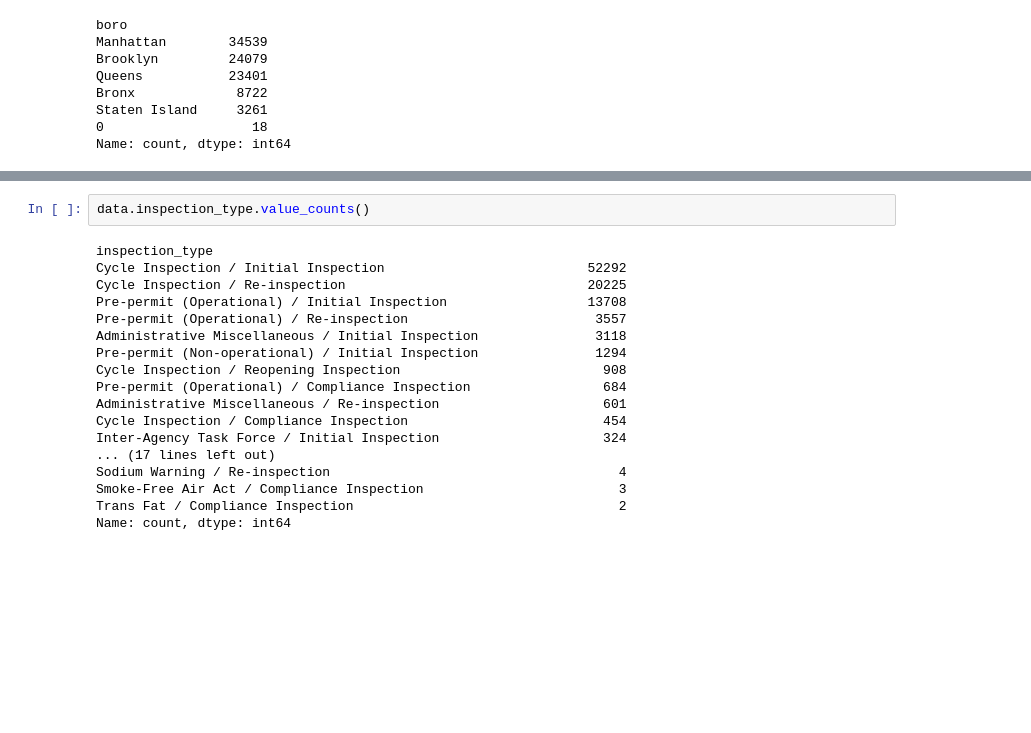
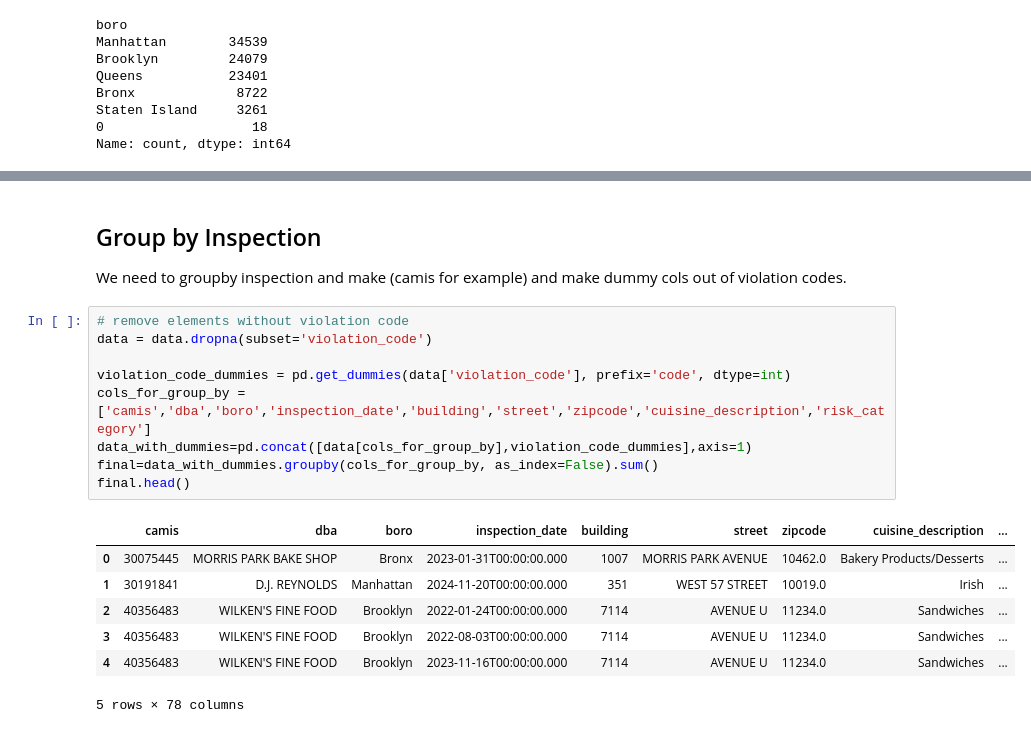
Before and after one commit to ruifurtado/nyc-restaurant-Inspection, a Jupyter notebook: nyc-inspection.ipynb, the cells around one changed output, grey strips where cells are left out. Cells and saved outputs as stored; diff of their text form; blank space fills up the shorter version.

```diff
--- a/nyc-inspection.ipynb
+++ b/nyc-inspection.ipynb
@@ -330,20 +259,21 @@ KeyboardInterrupt:
+# %% [markdown]
+## Group by Inspection
+
+We need to groupby inspection and make (camis for example) and make dummy cols out of violation codes.
 # %%
-data.inspection_type.value_counts()
+# remove elements without violation code
+data = data.dropna(subset='violation_code')
+
+violation_code_dummies = pd.get_dummies(data['violation_code'], prefix='code', dtype=int)
+cols_for_group_by = ['camis','dba','boro','inspection_date','building','street','zipcode','cuisine_description','risk_category']
+data_with_dummies=pd.concat([data[cols_for_group_by],violation_code_dummies],axis=1)
+final=data_with_dummies.groupby(cols_for_group_by, as_index=False).sum()
+final.head()
 # %% [output]
+|  | camis | dba | boro | inspection_date | building | street | zipcode | cuisine_description | ... |
+| 0 | 30075445 | MORRIS PARK BAKE SHOP | Bronx | 2023-01-31T00:00:00.000 | 1007 | MORRIS PARK AVENUE | 10462.0 | Bakery Products/Desserts | ... |
+| 1 | 30191841 | D.J. REYNOLDS | Manhattan | 2024-11-20T00:00:00.000 | 351 | WEST 57 STREET | 10019.0 | Irish | ... |
+| 2 | 40356483 | WILKEN'S FINE FOOD | Brooklyn | 2022-01-24T00:00:00.000 | 7114 | AVENUE U | 11234.0 | Sandwiches | ... |
+| 3 | 40356483 | WILKEN'S FINE FOOD | Brooklyn | 2022-08-03T00:00:00.000 | 7114 | AVENUE U | 11234.0 | Sandwiches | ... |
+| 4 | 40356483 | WILKEN'S FINE FOOD | Brooklyn | 2023-11-16T00:00:00.000 | 7114 | AVENUE U | 11234.0 | Sandwiches | ... |
-inspection_type
-Cycle Inspection / Initial Inspection                          52292
-Cycle Inspection / Re-inspection                               20225
-Pre-permit (Operational) / Initial Inspection                  13708
-Pre-permit (Operational) / Re-inspection                        3557
-Administrative Miscellaneous / Initial Inspection               3118
-Pre-permit (Non-operational) / Initial Inspection               1294
-Cycle Inspection / Reopening Inspection                          908
-Pre-permit (Operational) / Compliance Inspection                 684
-Administrative Miscellaneous / Re-inspection                     601
-Cycle Inspection / Compliance Inspection                         454
-Inter-Agency Task Force / Initial Inspection                     324
-... (17 lines left out)
-Sodium Warning / Re-inspection                                     4
-Smoke-Free Air Act / Compliance Inspection                         3
-Trans Fat / Compliance Inspection                                  2
-Name: count, dtype: int64
+5 rows × 78 columns
```
Also changed, not shown: parts of 15 cells of this notebook, 2 other files.
